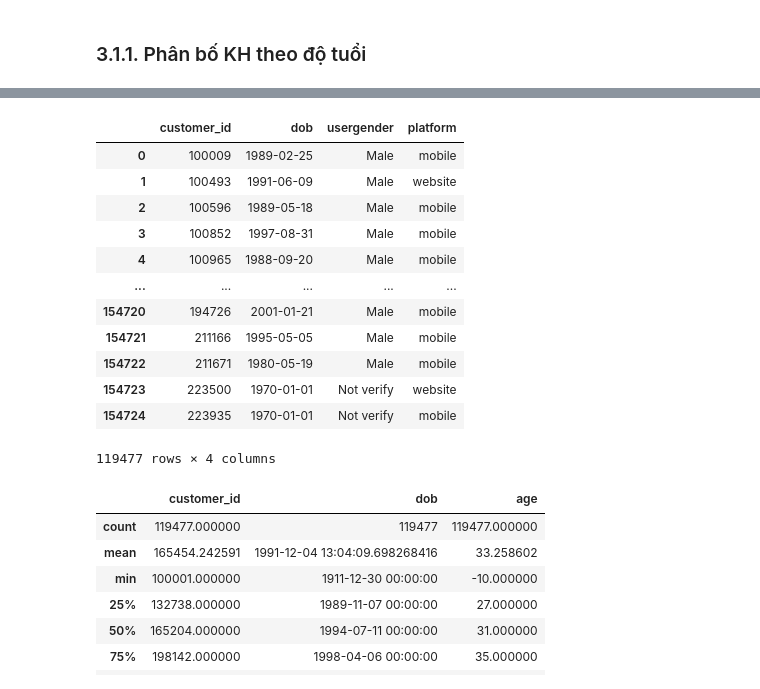
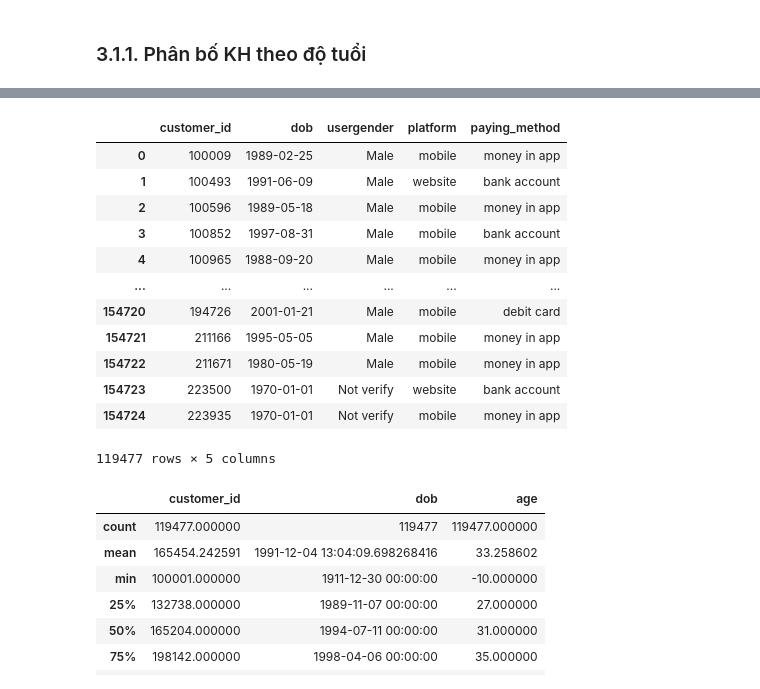
Before and after one commit to LeVanDuy26/Project-Python, a Jupyter notebook: src/3_Analyze.ipynb, the cells around one changed output, grey strips where cells are left out. Cells and saved outputs as stored; diff of their text form; code cells hidden in the pictures.

```diff
--- a/src/3_Analyze.ipynb
+++ b/src/3_Analyze.ipynb
@@ -34,22 +34,22 @@ df_final.head()
 # %%
 # Lay thong tin khach hang da dat ve
 
-df_cus = df_final.drop_duplicates(subset=['customer_id'])[['customer_id', 'dob', 'usergender','platform']]
+df_cus = df_final.drop_duplicates(subset=['customer_id'])[['customer_id', 'dob', 'usergender','platform', 'paying_method']]
 df_cus
 # %% [output]
-|  | customer_id | dob | usergender | platform |
-| 0 | 100009 | 1989-02-25 | Male | mobile |
-| 1 | 100493 | 1991-06-09 | Male | website |
-| 2 | 100596 | 1989-05-18 | Male | mobile |
-| 3 | 100852 | 1997-08-31 | Male | mobile |
-| 4 | 100965 | 1988-09-20 | Male | mobile |
-| ... | ... | ... | ... | ... |
-| 154720 | 194726 | 2001-01-21 | Male | mobile |
-| 154721 | 211166 | 1995-05-05 | Male | mobile |
-| 154722 | 211671 | 1980-05-19 | Male | mobile |
-| 154723 | 223500 | 1970-01-01 | Not verify | website |
-| 154724 | 223935 | 1970-01-01 | Not verify | mobile |
+|  | customer_id | dob | usergender | platform | paying_method |
+| 0 | 100009 | 1989-02-25 | Male | mobile | money in app |
+| 1 | 100493 | 1991-06-09 | Male | website | bank account |
+| 2 | 100596 | 1989-05-18 | Male | mobile | money in app |
+| 3 | 100852 | 1997-08-31 | Male | mobile | bank account |
+| 4 | 100965 | 1988-09-20 | Male | mobile | money in app |
+| ... | ... | ... | ... | ... | ... |
+| 154720 | 194726 | 2001-01-21 | Male | mobile | debit card |
+| 154721 | 211166 | 1995-05-05 | Male | mobile | money in app |
+| 154722 | 211671 | 1980-05-19 | Male | mobile | money in app |
+| 154723 | 223500 | 1970-01-01 | Not verify | website | bank account |
+| 154724 | 223935 | 1970-01-01 | Not verify | mobile | money in app |
-119477 rows × 4 columns
+119477 rows × 5 columns
 # %%
 # Tính tuổi KH
 from datetime import datetime
```
Also changed, not shown: parts of 12 cells of this notebook, 2 other files.
